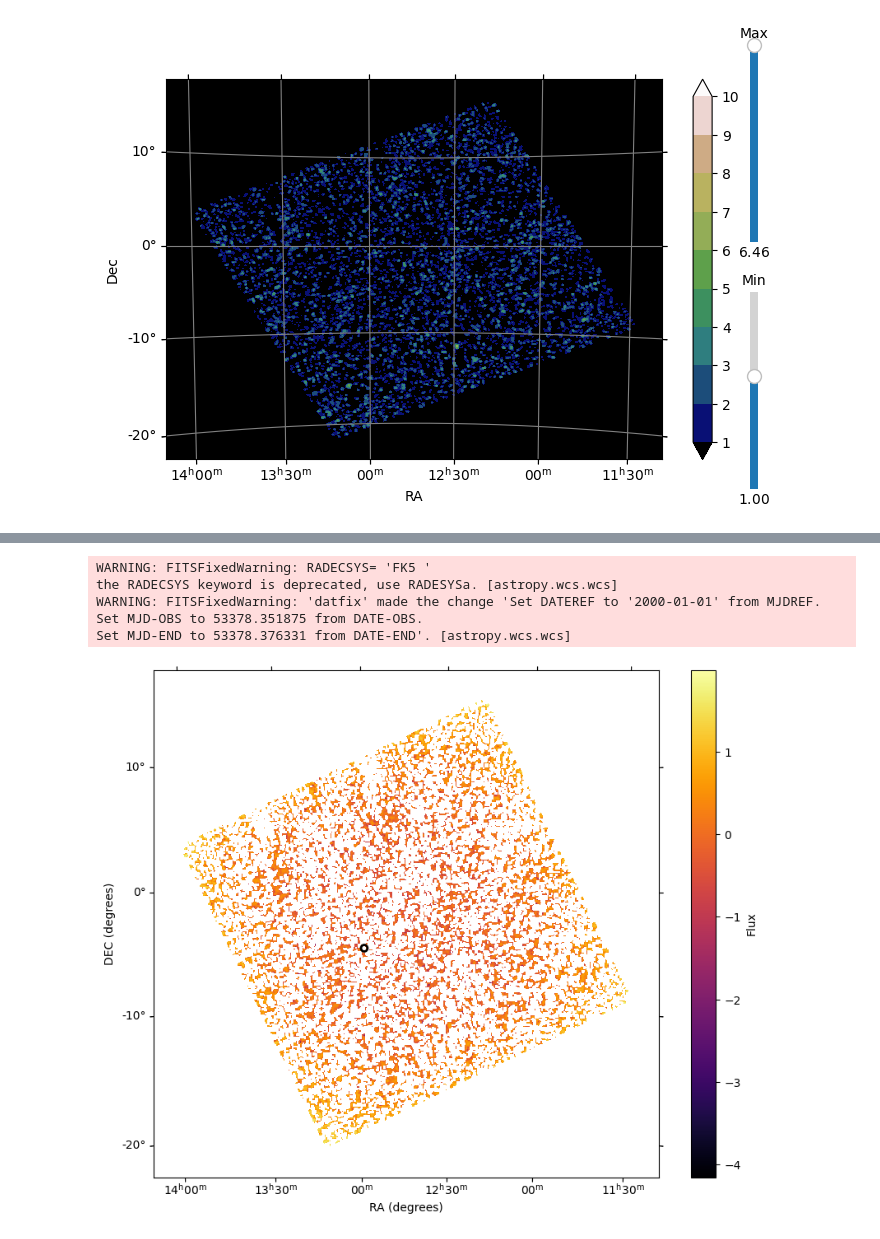
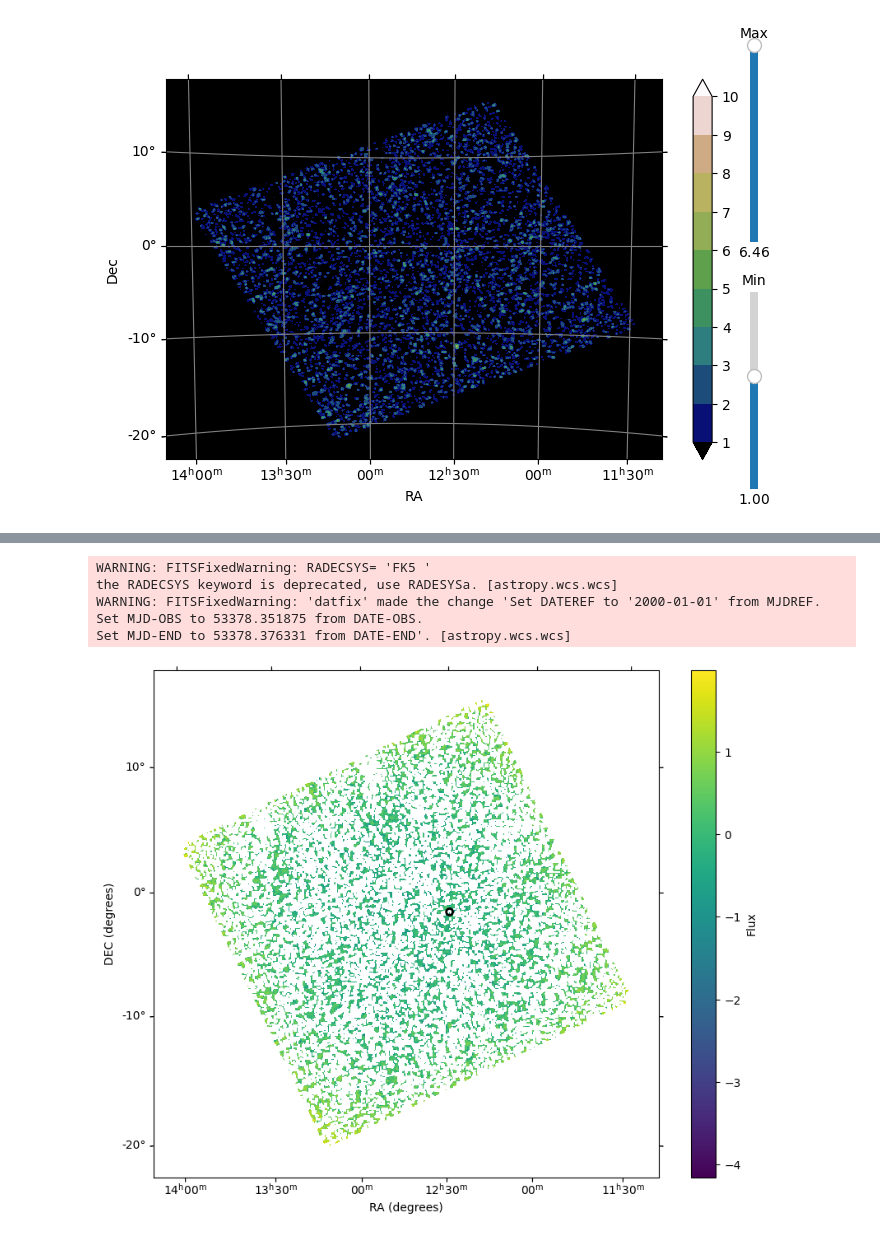
Before and after one commit to interstellxr/jupiter-xray-analysis, a Jupyter notebook: jupiterquery.ipynb, the cells around one changed output, grey strips where cells are left out. Drawn from its saved outputs; the diff is of its cells as text; code cells hidden in the pictures.

```diff
--- a/jupiterquery.ipynb
+++ b/jupiterquery.ipynb
@@ -301,5 +290,5 @@ Start: 2017-03-06 13:26:48, End: 2017-03-06 15:32:27, Duration: 2:05:39
 # %%
-epochs = {'start':"2017-03-06T13:26:48.000", 'stop':"2017-03-06T15:32:27.000", 'step':'1h'}
+epochs = {'start':"2005-01-08T08:26:42.6", 'stop':"2005-01-08T09:01:55.6", 'step':'10m'}
 jupiter = Horizons(id='599', location='@0',epochs=epochs)
 eph = jupiter.ephemerides()
 ra_values = eph['RA']
@@ -319,34 +309,34 @@ from matplotlib.patches import Circle
 fits_file = "027300510010.001mosaic.fits"
 
 # Jupiter
-ra_deg = 194.80943
-dec_deg = -4.91739
+ra_deg = ra_values[0]
+dec_deg = dec_values[0]
 
 with fits.open(fits_file) as hdul:
     image_data = hdul[2].data
     wcs = WCS(hdul[2].header)
 
 x, y = wcs.all_world2pix(ra_deg, dec_deg, 1)
 
 fig = plt.figure(figsize=(10, 8))
 ax = fig.add_subplot(111, projection=wcs)
-im = ax.imshow(np.log10(image_data), cmap='inferno', origin='lower')
+im = ax.imshow(np.log10(image_data), cmap='viridis', origin='lower')
 
 ax.set_xlabel('RA (degrees)')
 ax.set_ylabel('DEC (degrees)')
 
 pixel_scale = np.abs(wcs.wcs.cdelt[0]) * 3600  # pixel size in arcseconds
 circle_radius_pixels = 500 * 49.8 / pixel_scale / 2  # radius in pixels
 
 circle = Circle((x, y), circle_radius_pixels, edgecolor='black', facecolor='none', lw=2)
 ax.add_patch(circle)
 
 plt.colorbar(im, label="Flux")
 plt.show()
 # %% [output]
 WARNING: FITSFixedWarning: RADECSYS= 'FK5 '
 the RADECSYS keyword is deprecated, use RADESYSa. [astropy.wcs.wcs]
 WARNING: FITSFixedWarning: 'datfix' made the change 'Set DATEREF to '2000-01-01' from MJDREF.
 Set MJD-OBS to 53378.351875 from DATE-OBS.
 Set MJD-END to 53378.376331 from DATE-END'. [astropy.wcs.wcs]
-[figure, old version]
+[figure, new version]
```
Also changed, not shown: parts of 11 cells of this notebook, 1 other file.
